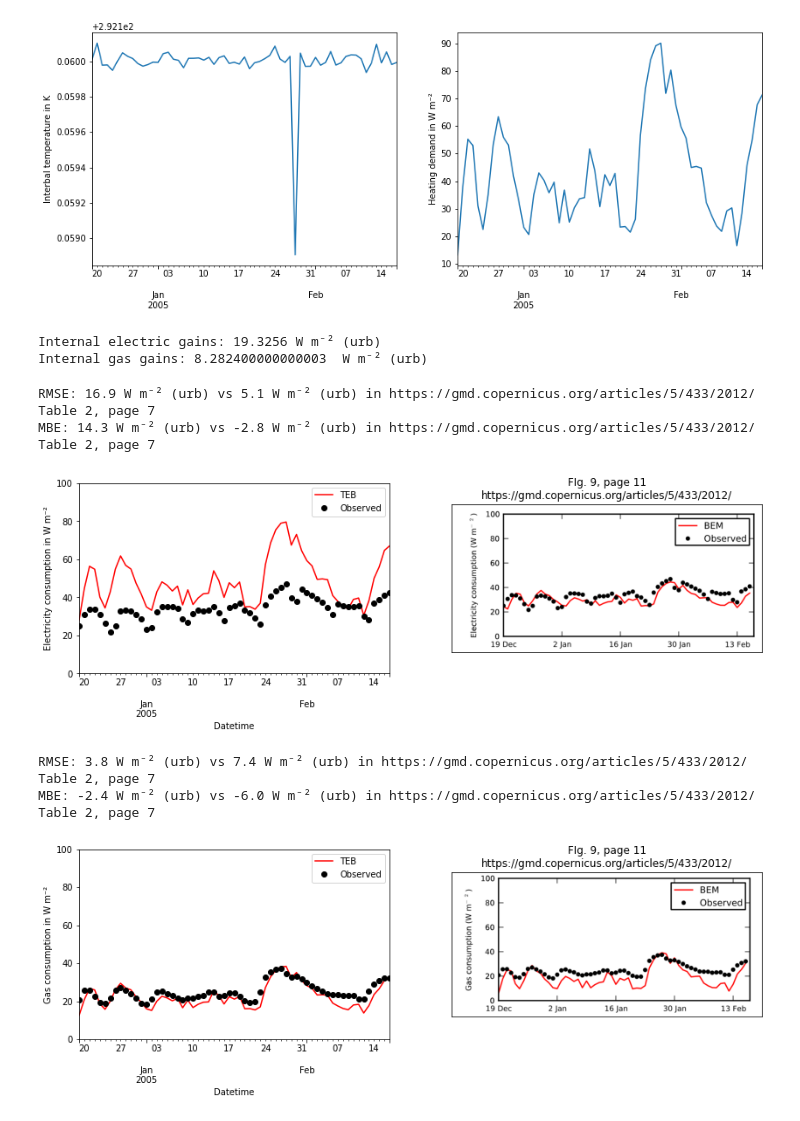
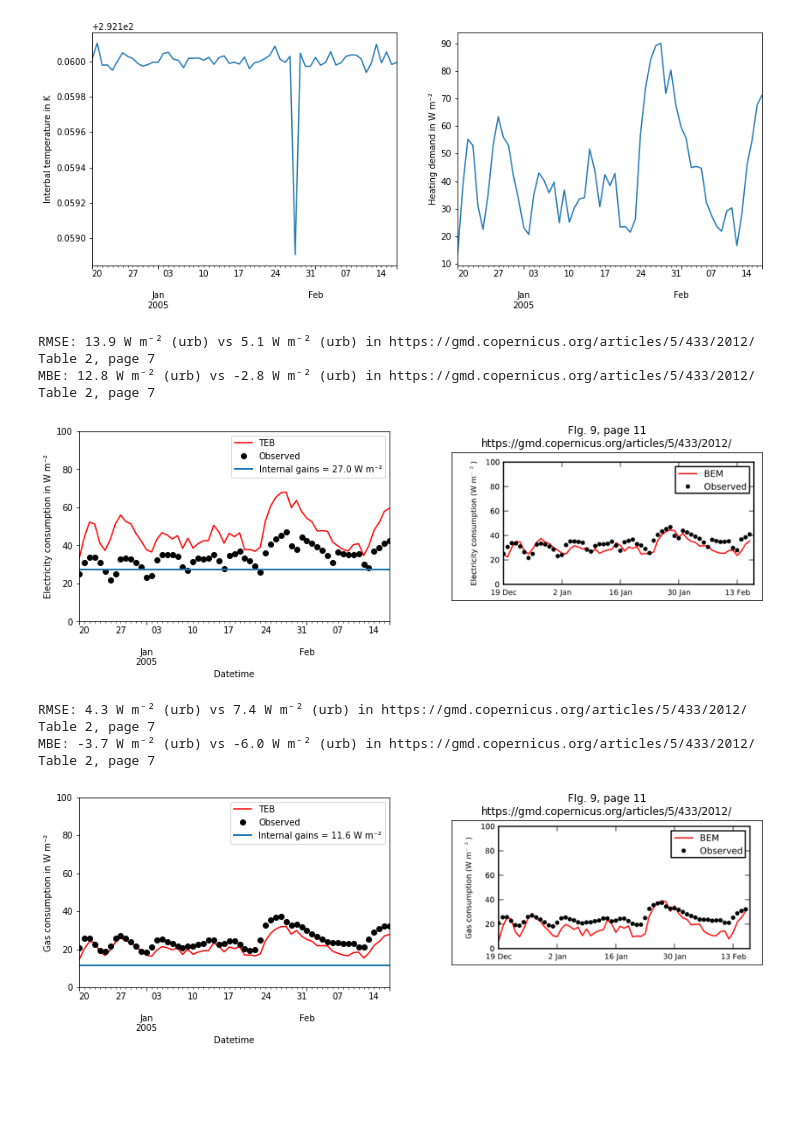
Before and after one commit to TEB-model/teb, a Jupyter notebook: examples/BUENO_2012/compare-bueno-2012.ipynb, the cells around one changed output. Cells and saved outputs as stored; diff of their text form; code cells hidden in the pictures; blank space fills up the shorter version.

```diff
--- a/examples/BUENO_2012/compare-bueno-2012.ipynb
+++ b/examples/BUENO_2012/compare-bueno-2012.ipynb
@@ -37,11 +42,14 @@ df_bem = df_bem.loc[simulation_period]
 # %%
-# Read obs
-dateparse = lambda x, y: datetime.strptime(f"{x} {y}",'%d/%m/%Y %H:%M:%S.%f')
+def read_obs(THIS_DIR, date_range):
+    dateparse = lambda x, y: datetime.strptime(f"{x} {y}",'%d/%m/%Y %H:%M:%S.%f')
 
-df_obs = pd.read_csv(THIS_DIR / "obs" / "qf_1800.dat", index_col=['datetime'], names=['date', 'time', 'electric_consumption', 'traffic', 'gas_consumption'],
-                  parse_dates={'datetime': ['date', 'time']}, date_parser=dateparse, delim_whitespace=True)
+    df_obs = pd.read_csv(THIS_DIR / "obs" / "qf_1800.dat", index_col=['datetime'], names=['date', 'time', 'electric_consumption', 'traffic', 'gas_consumption'],
+                    parse_dates={'datetime': ['date', 'time']}, date_parser=dateparse, delim_whitespace=True)
 
-df_obs = df_obs.resample('1D').mean().tz_localize('Europe/Paris').loc[simulation_period]
+    df_obs = df_obs.resample('1D').mean().tz_localize('Europe/Paris').loc[date_range]
+    return df_obs
+
+df_obs = read_obs(THIS_DIR, df_bem.index)
 # %% [output]
   df_obs = pd.read_csv(THIS_DIR / "obs" / "qf_1800.dat", index_col=['datetime'], names=['date', 'time', 'electric_consumption', 'traffic', 'gas_consumption'],
 # %%
@@ -57,7 +65,7 @@ ax[1].set_ylabel("Heating demand in W m⁻²");
 # %% [output]
 [figure]
 # %%
-# Define some funcs used in comparisons
+# Define some funcs used for the comparisons
 def compute_errors(df_x, df_y, vs):
     diff = df_x - df_y
     mbe = diff.mean()
@@ -65,13 +73,14 @@ def compute_errors(df_x, df_y, vs):
     print(f"RMSE: {round(rmse, 1)} W m⁻² (urb) vs {vs[0]} W m⁻² (urb) in https://gmd.copernicus.org/articles/5/433/2012/ Table 2, page 7")
     print(f"MBE: {round(mbe, 1)} W m⁻² (urb) vs {vs[1]} W m⁻² (urb) in https://gmd.copernicus.org/articles/5/433/2012/ Table 2, page 7")
 
-def plot_res(df_sim, df_obs, label, vs, fpath_ref):
+def plot_res(df_sim, df_obs, label, vs, fpath_ref, internal_gains):
     fig, ax = plt.subplots(1,2, figsize=(14,4))
     df_sim.plot(ax=ax[0], c='r')
     df_obs.plot(ax=ax[0], c='k', marker="o", linestyle='')
+    ax[0].axhline(internal_gains, lw=2)
     ax[0].set_xlabel('Datetime')
     ax[0].set_ylabel(label)
-    ax[0].legend(['TEB', 'Observed']);
+    ax[0].legend(['TEB', 'Observed', f'Internal gains = {internal_gains} W m⁻²']);
     ax[0].set_ylim([0, 100]);
     ax[1].imshow(plt.imread(fpath_ref))
     ax[1].get_xaxis().set_visible(False)
@@ -79,45 +88,40 @@ def plot_res(df_sim, df_obs, label, vs, fpath_ref):
     ax[1].set_title("FIg. 9, page 11\nhttps://gmd.copernicus.org/articles/5/433/2012/")
 
     compute_errors(df_sim, df_obs, vs=vs)
+
+def compute_consumption(df_bem, internal_heat_gains_electric, internal_heat_gains_gas):
+    # Electric consumption
+    frac_electric_over_gas_heating = 2/3 # page 8 https://link.springer.com/article/10.1007/s10546-011-9620-6
+    building_density = 0.68 # page 8 https://link.springer.com/article/10.1007/s10546-011-9620-6
+    df_bem_electric = df_bem['HVAC_HEAT'] * frac_electric_over_gas_heating * building_density + internal_heat_gains_electric
+    # Gas consumption
+    df_bem_gas = df_bem['HVAC_HEAT'] * (1 - frac_electric_over_gas_heating) * building_density + internal_heat_gains_gas
+
+    return df_bem_electric, df_bem_gas
-# %%
-# Calculation of internal gains
-internal_heat_gains_per_floor = 5.8 # Table 3, page 9 -> https://gmd.copernicus.org/articles/5/433/2012/
-n_floors = 7 # 20 m high building with 3 m high floors
-building_density = 0.68 # Table 3, page 9 -> https://gmd.copernicus.org/articles/5/433/2012/
-electric_fraction_internal_heat_gains = 0.7 # Table 3, page 9 -> https://gmd.copernicus.org/articles/5/433/2012/
-internal_heat_gains_urb_electric = internal_heat_gains_per_floor * n_floors * building_density * \
-    electric_fraction_internal_heat_gains
-internal_heat_gains_urb_gas = internal_heat_gains_per_floor * n_floors * building_density * \
-    (1 - electric_fraction_internal_heat_gains)
-
-# The internal gains seem a bit high...
-print(f"Internal electric gains: {internal_heat_gains_urb_electric} W m⁻² (urb)")
-print(f"Internal gas gains: {internal_heat_gains_urb_gas}  W m⁻² (urb)")
-# %% [output]
-Internal electric gains: 19.3256 W m⁻² (urb)
-Internal gas gains: 8.282400000000003  W m⁻² (urb)
+# %%
+average_internal_heat_gain = 38.6 # page 7 https://link.springer.com/article/10.1007/s10546-011-9620-6
+heat_gain_electric_over_gas_fraction = 0.7 # page 7 https://link.springer.com/article/10.1007/s10546-011-9620-6
+heat_gain_gas_fraction = 1 - heat_gain_electric_over_gas_fraction
+heat_gains_electric = round(average_internal_heat_gain * heat_gain_electric_over_gas_fraction, 1)
+heat_gains_gas = round(average_internal_heat_gain * heat_gain_gas_fraction, 1)
+df_bem_electric, df_bem_gas = compute_consumption(df_bem, heat_gains_electric, heat_gains_gas)
 # %%
-# Electric consumption
-frac_electric_over_gas_heating = 2/3
-df_bem_electric = df_bem['HVAC_HEAT'] * frac_electric_over_gas_heating + internal_heat_gains_urb_electric
 label = 'Electricity consumption in W m⁻²'
 vs = (5.1, -2.8)
 fpath_ref = THIS_DIR / "obs" / "electric.png"
 
-plot_res(df_bem_electric, df_obs['electric_consumption'], label, vs, fpath_ref)
+plot_res(df_bem_electric, df_obs['electric_consumption'], label, vs, fpath_ref, heat_gains_electric)
 # %% [output]
-RMSE: 16.9 W m⁻² (urb) vs 5.1 W m⁻² (urb) in https://gmd.copernicus.org/articles/5/433/2012/ Table 2, page 7
-MBE: 14.3 W m⁻² (urb) vs -2.8 W m⁻² (urb) in https://gmd.copernicus.org/articles/5/433/2012/ Table 2, page 7
+RMSE: 13.9 W m⁻² (urb) vs 5.1 W m⁻² (urb) in https://gmd.copernicus.org/articles/5/433/2012/ Table 2, page 7
+MBE: 12.8 W m⁻² (urb) vs -2.8 W m⁻² (urb) in https://gmd.copernicus.org/articles/5/433/2012/ Table 2, page 7
-[figure, old version]
+[figure, new version]
 # %%
-# Gas consumption
-df_bem_gas = df_bem['HVAC_HEAT'] * (1 - frac_electric_over_gas_heating) + internal_heat_gains_urb_gas
 label = 'Gas consumption in W m⁻²'
 vs = (7.4, -6.0)
 fpath_ref = THIS_DIR / "obs" / "gas.png"
 
-plot_res(df_bem_gas, df_obs['gas_consumption'], label, vs, fpath_ref)
+plot_res(df_bem_gas, df_obs['gas_consumption'], label, vs, fpath_ref, heat_gains_gas)
 # %% [output]
-RMSE: 3.8 W m⁻² (urb) vs 7.4 W m⁻² (urb) in https://gmd.copernicus.org/articles/5/433/2012/ Table 2, page 7
-MBE: -2.4 W m⁻² (urb) vs -6.0 W m⁻² (urb) in https://gmd.copernicus.org/articles/5/433/2012/ Table 2, page 7
+RMSE: 4.3 W m⁻² (urb) vs 7.4 W m⁻² (urb) in https://gmd.copernicus.org/articles/5/433/2012/ Table 2, page 7
+MBE: -3.7 W m⁻² (urb) vs -6.0 W m⁻² (urb) in https://gmd.copernicus.org/articles/5/433/2012/ Table 2, page 7
-[figure, old version]
+[figure, new version]
```
Also changed, not shown: parts of 5 cells of this notebook, 1 other file.
